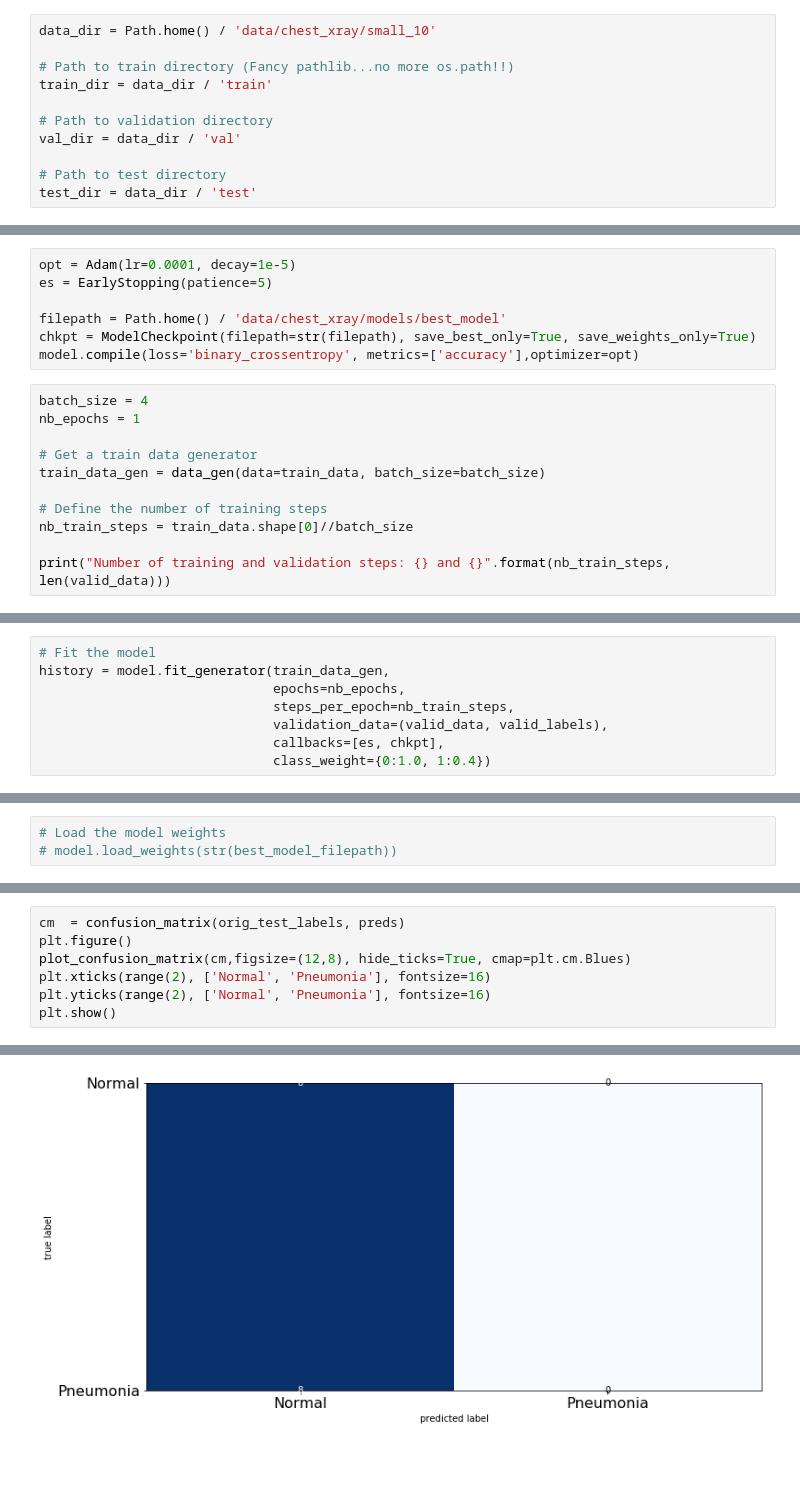
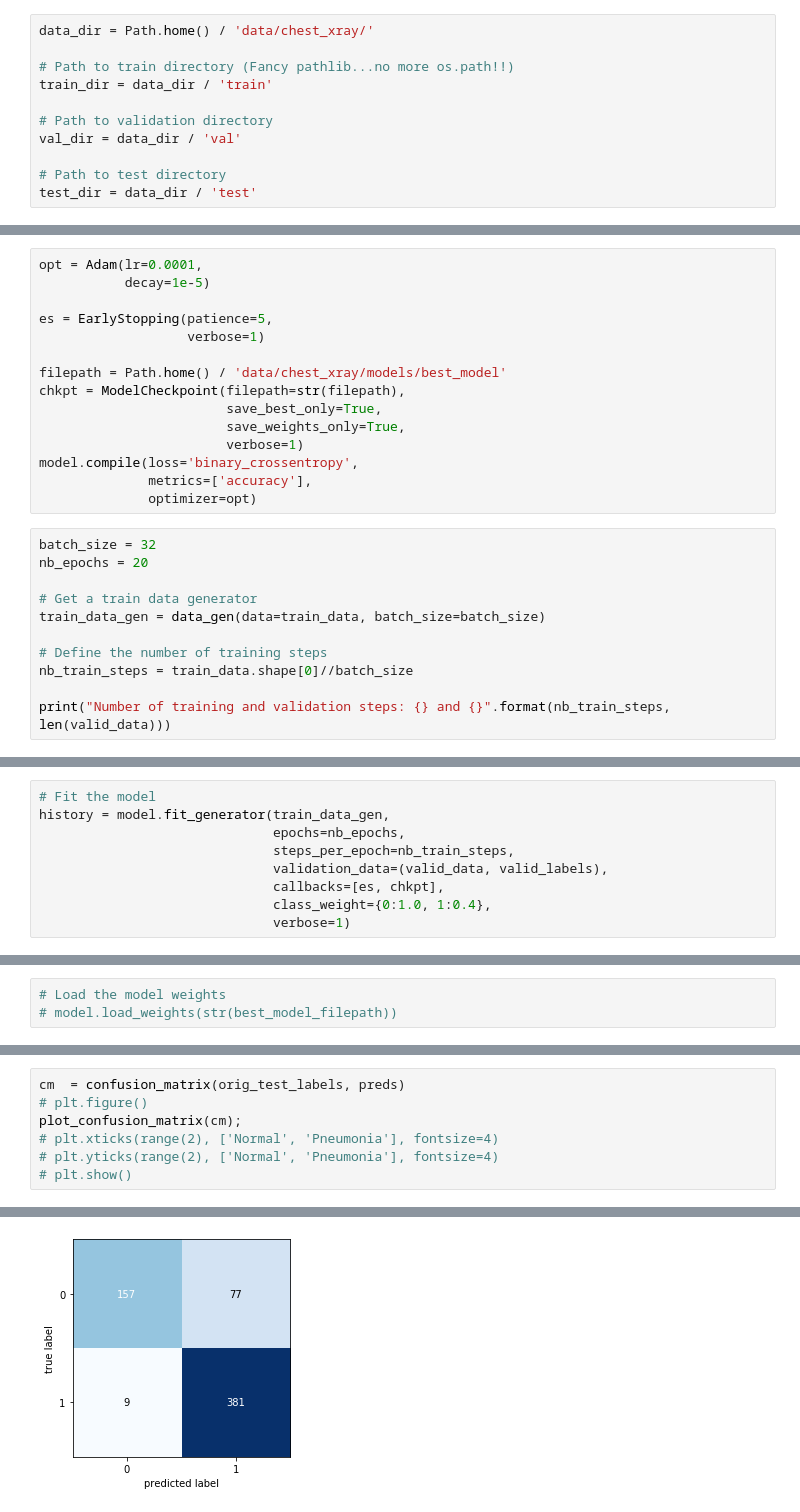
Before and after one commit to ilyarudyak/cs230_project_xray, a Jupyter notebook: examples/depthwise_convolution.ipynb, the cells around one changed output, grey strips where cells are left out. Saved outputs shown, nothing was run; the diff lists cells and outputs as text; blank space fills up the shorter version.

```diff
--- a/examples/depthwise_convolution.ipynb
+++ b/examples/depthwise_convolution.ipynb
@@ -50,7 +51,7 @@ aug.seed(111)
 # %% [markdown]
 ## data preparation
 # %%
-data_dir = Path.home() / 'data/chest_xray/small_10'
+data_dir = Path.home() / 'data/chest_xray/'
 
 # Path to train directory (Fancy pathlib...no more os.path!!)
 train_dir = data_dir / 'train'
@@ -333,15 +334,23 @@ _________________________________________________________________
 # %% [markdown]
 ## training
 # %%
-opt = Adam(lr=0.0001, decay=1e-5)
-es = EarlyStopping(patience=5)
+opt = Adam(lr=0.0001,
+           decay=1e-5)
+
+es = EarlyStopping(patience=5,
+                   verbose=1)
 
 filepath = Path.home() / 'data/chest_xray/models/best_model'
-chkpt = ModelCheckpoint(filepath=str(filepath), save_best_only=True, save_weights_only=True)
-model.compile(loss='binary_crossentropy', metrics=['accuracy'],optimizer=opt)
+chkpt = ModelCheckpoint(filepath=str(filepath),
+                        save_best_only=True,
+                        save_weights_only=True,
+                        verbose=1)
+model.compile(loss='binary_crossentropy',
+              metrics=['accuracy'],
+              optimizer=opt)
 # %%
-batch_size = 4
-nb_epochs = 1
+batch_size = 32
+nb_epochs = 20
 
 # Get a train data generator
 train_data_gen = data_gen(data=train_data, batch_size=batch_size)
@@ -359,5 +368,6 @@ history = model.fit_generator(train_data_gen,
                               steps_per_epoch=nb_train_steps,
                               validation_data=(valid_data, valid_labels),
                               callbacks=[es, chkpt],
-                              class_weight={0:1.0, 1:0.4})
+                              class_weight={0:1.0, 1:0.4},
+                              verbose=1)
 # %% [output]
@@ -434,8 +502,8 @@ print(preds.shape)
 # %%
 cm  = confusion_matrix(orig_test_labels, preds)
-plt.figure()
-plot_confusion_matrix(cm,figsize=(12,8), hide_ticks=True, cmap=plt.cm.Blues)
-plt.xticks(range(2), ['Normal', 'Pneumonia'], fontsize=16)
-plt.yticks(range(2), ['Normal', 'Pneumonia'], fontsize=16)
-plt.show()
+# plt.figure()
+plot_confusion_matrix(cm);
+# plt.xticks(range(2), ['Normal', 'Pneumonia'], fontsize=4)
+# plt.yticks(range(2), ['Normal', 'Pneumonia'], fontsize=4)
+# plt.show()
 # %% [output]
@@ -443,4 +510,4 @@ plt.show()
-[figure, old version]
+[figure, new version]
 # %%
 # Calculate Precision and Recall
 tn, fp, fn, tp = cm.ravel()
```
Also changed, not shown: parts of 18 cells of this notebook, 1 other file.
